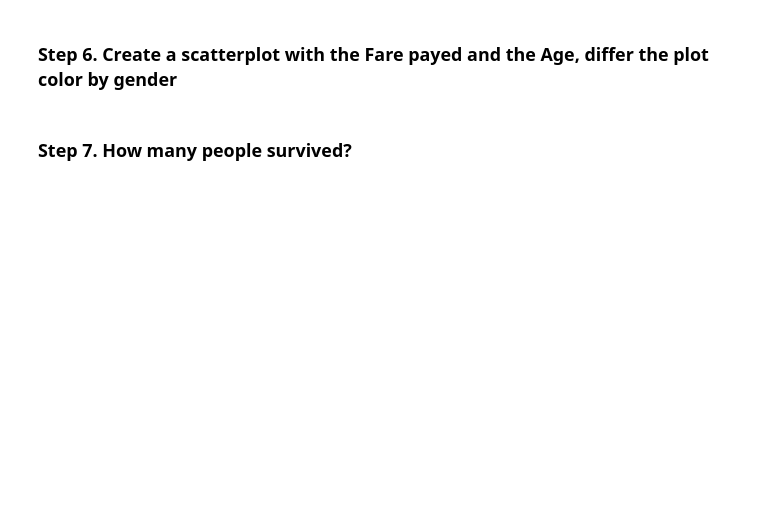
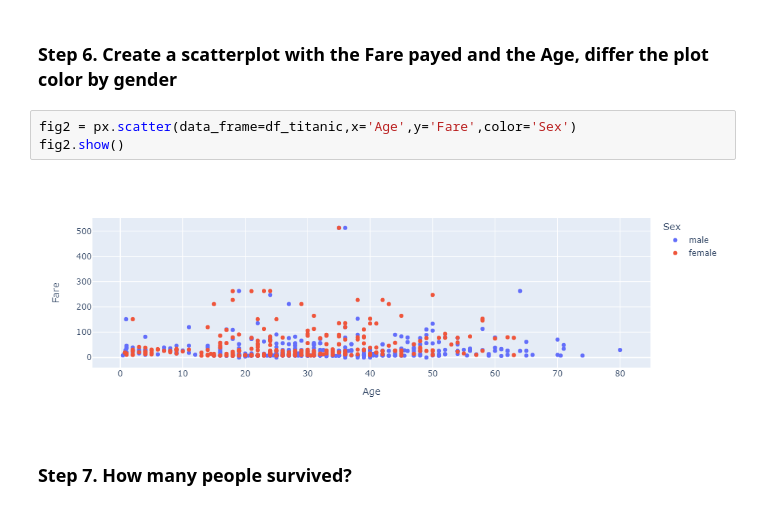
Before and after one commit to BorjaFlightCoder/pandas_exercises, a Jupyter notebook: 07_Visualization/Titanic_Desaster/Exercises.ipynb, the cells around one changed output. Drawn from its saved outputs; the diff is of its cells as text; blank space fills up the shorter version.

```diff
--- a/07_Visualization/Titanic_Desaster/Exercises.ipynb
+++ b/07_Visualization/Titanic_Desaster/Exercises.ipynb
@@ -41,4 +85,9 @@ df_titanic = pd.read_csv(filepath_or_buffer=url)
 # %% [markdown]
 ### Step 6. Create a scatterplot with the Fare payed and the Age, differ the plot color by gender
+# %%
+fig2 = px.scatter(data_frame=df_titanic,x='Age',y='Fare',color='Sex')
+fig2.show()
+# %% [output]
+[figure, added]
 # %% [markdown]
 ### Step 7. How many people survived?
```
Also changed, not shown: parts of 9 cells of this notebook.
